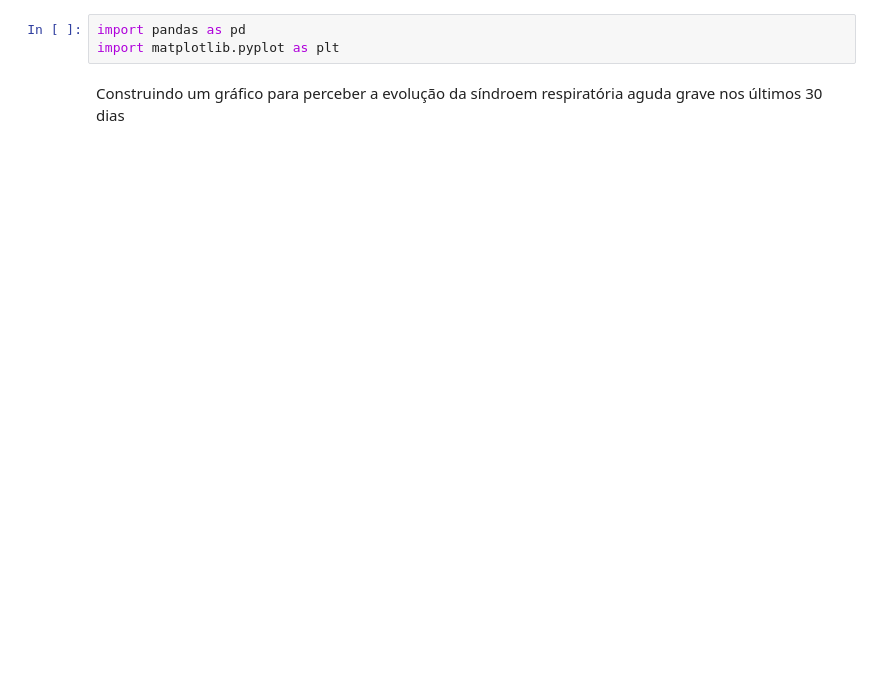
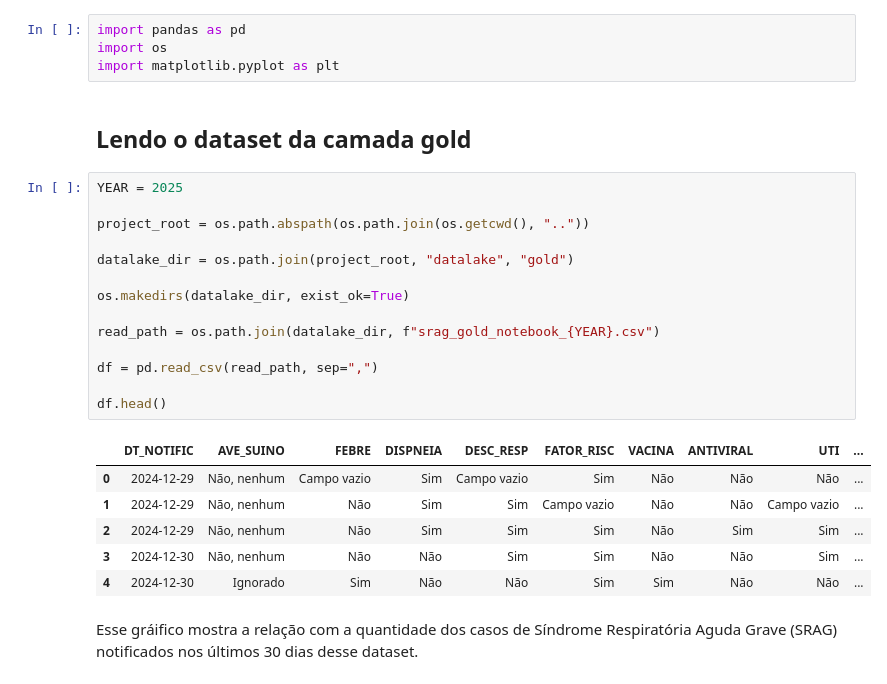
Before and after one commit to EulerSobral/agents_srag_sus, a Jupyter notebook: notebooks/generate_graphs.ipynb, the cells around one changed output. Saved outputs shown, nothing was run; the diff lists cells and outputs as text; blank space fills up the shorter version.

```diff
--- a/notebooks/generate_graphs.ipynb
+++ b/notebooks/generate_graphs.ipynb
@@ -1,8 +1,32 @@
 # %%
 import pandas as pd
+import os
 import matplotlib.pyplot as plt
-# %% [markdown]
-Construindo um gráfico para perceber a evolução da síndroem respiratória aguda grave nos últimos 30 dias
+# %% [markdown]
+## Lendo o dataset da camada gold
+# %%
+YEAR = 2025
+
+project_root = os.path.abspath(os.path.join(os.getcwd(), ".."))
+
+datalake_dir = os.path.join(project_root, "datalake", "gold")
+
+os.makedirs(datalake_dir, exist_ok=True)
+
+read_path = os.path.join(datalake_dir, f"srag_gold_notebook_{YEAR}.csv")
+
+df = pd.read_csv(read_path, sep=",")
+
+df.head()
+# %% [output]
+|  | DT_NOTIFIC | AVE_SUINO | FEBRE | DISPNEIA | DESC_RESP | FATOR_RISC | VACINA | ANTIVIRAL | UTI | ... |
+| 0 | 2024-12-29 | Não, nenhum | Campo vazio | Sim | Campo vazio | Sim | Não | Não | Não | ... |
+| 1 | 2024-12-29 | Não, nenhum | Não | Sim | Sim | Campo vazio | Não | Não | Campo vazio | ... |
+| 2 | 2024-12-29 | Não, nenhum | Não | Sim | Sim | Sim | Não | Sim | Sim | ... |
+| 3 | 2024-12-30 | Não, nenhum | Não | Não | Sim | Sim | Não | Não | Sim | ... |
+| 4 | 2024-12-30 | Ignorado | Sim | Não | Não | Sim | Sim | Não | Não | ... |
+# %% [markdown]
+Esse gráifico mostra a relação com a quantidade dos casos de Síndrome Respiratória Aguda Grave (SRAG) notificados nos últimos 30 dias desse dataset.
 # %%
 df['DT_NOTIFIC'] = pd.to_datetime(df['DT_NOTIFIC'])
 
```
Also changed, not shown: parts of 4 cells of this notebook, 3 other files.
